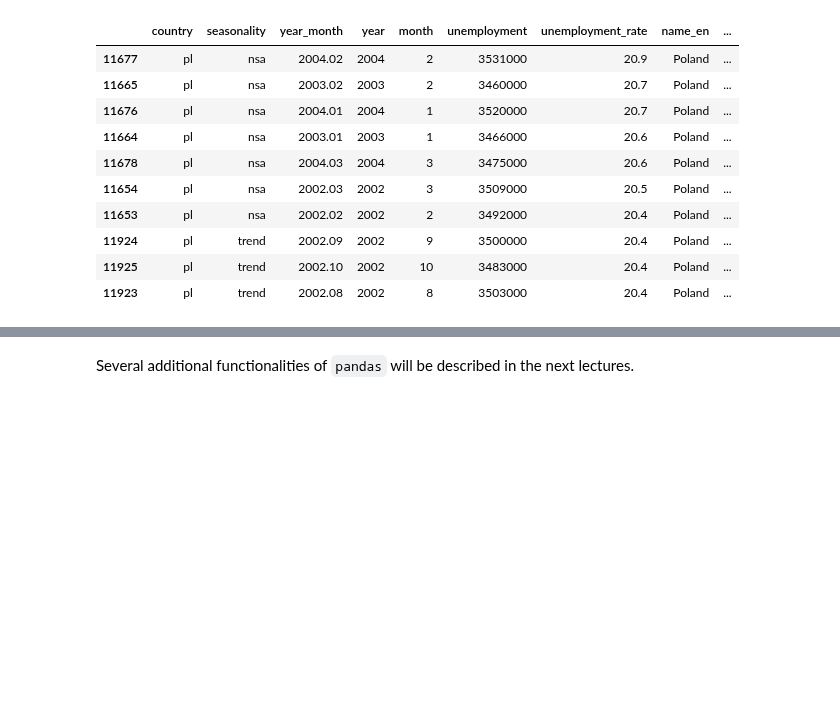
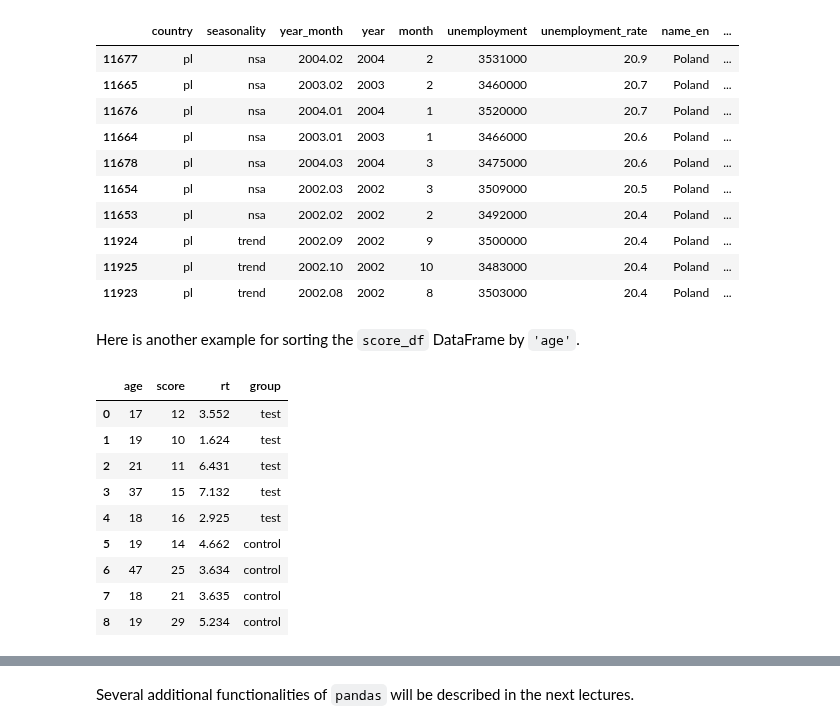
Before and after one commit to avakanski/Fall-2024-Applied-Data-Science-with-Python, a Jupyter notebook: docs/Lectures/Theme_2-Data_Engineering/Lecture_7-Pandas/Lecture_7-Pandas.ipynb, the cells around one changed output, grey strips where cells are left out. Drawn from its saved outputs; the diff is of its cells as text; code cells hidden in the pictures; blank space fills up the shorter version.

```diff
--- a/docs/Lectures/Theme_2-Data_Engineering/Lecture_7-Pandas/Lecture_7-Pandas.ipynb
+++ b/docs/Lectures/Theme_2-Data_Engineering/Lecture_7-Pandas/Lecture_7-Pandas.ipynb
@@ -1118,3 +1424,18 @@ unemployment.sort_values('unemployment_rate', ascending=False)[:10]
 | 11924 | pl | trend | 2002.09 | 2002 | 9 | 3500000 | 20.4 | Poland | ... |
 | 11925 | pl | trend | 2002.10 | 2002 | 10 | 3483000 | 20.4 | Poland | ... |
 | 11923 | pl | trend | 2002.08 | 2002 | 8 | 3503000 | 20.4 | Poland | ... |
+# %% [markdown]
+Here is another example for sorting the `score_df` DataFrame by `'age'`.
+# %%
+score_df
+# %% [output]
+|  | age | score | rt | group |
+| 0 | 17 | 12 | 3.552 | test |
+| 1 | 19 | 10 | 1.624 | test |
+| 2 | 21 | 11 | 6.431 | test |
+| 3 | 37 | 15 | 7.132 | test |
+| 4 | 18 | 16 | 2.925 | test |
+| 5 | 19 | 14 | 4.662 | control |
+| 6 | 47 | 25 | 3.634 | control |
+| 7 | 18 | 21 | 3.635 | control |
+| 8 | 19 | 29 | 5.234 | control |
```
Also changed, not shown: parts of 62 cells of this notebook.
